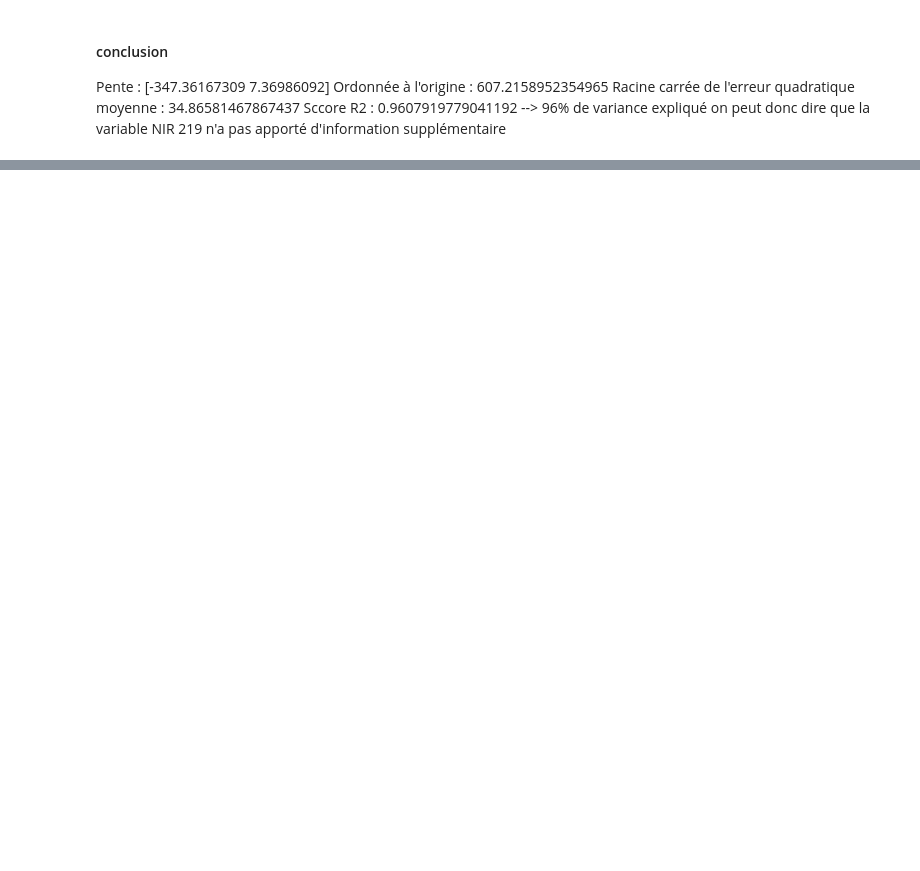
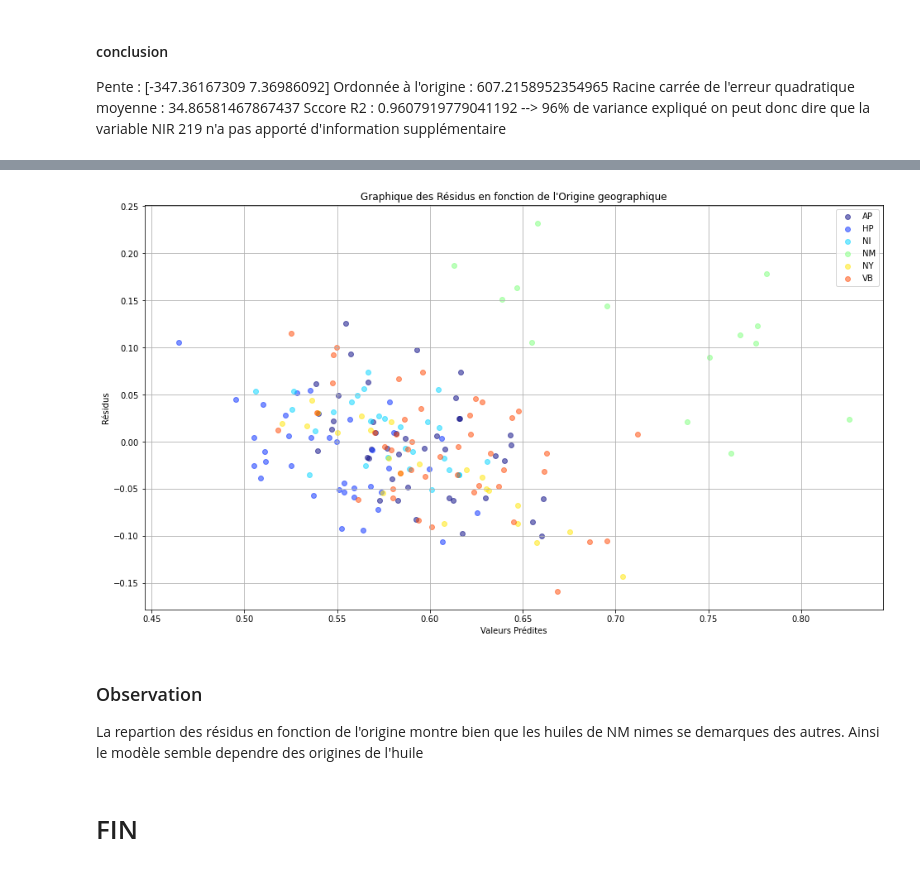
Before and after one commit to BigDwelcome/Chemoocs, a Jupyter notebook: Grain 7/Grain 7 .ipynb, the cells around one changed output, grey strips where cells are left out. Saved outputs shown, nothing was run; the diff lists cells and outputs as text; code cells hidden in the pictures; blank space fills up the shorter version.

Commit message:
Fin du Grain 7
Debut d'un autre Grain fin du grain 7

```diff
--- a/Grain 7/Grain 7 .ipynb
+++ b/Grain 7/Grain 7 .ipynb
@@ -231,0 +404,27 @@ Sccore R2 :  0.9607919779041192 --> 96% de variance expliqué on peut donc dire
+# %%
+# Supposons que vous avez un tableau de classes appelé 'classes'
+unique_classes = np.unique(classe)
+
+# Créez un dictionnaire de couleurs en générant automatiquement des couleurs uniques
+class_colors = {cls: plt.cm.jet(i / float(len(unique_classes))) for i, cls in enumerate(unique_classes)}
+
+plt.figure(figsize=(16, 9))
+for cls in unique_classes:
+    mask = (classe == cls)
+    plt.scatter(c18_3w3_predicted[mask], residuals[mask], label=cls, color=class_colors[cls], alpha=0.5)
+
+plt.xlabel('Valeurs Prédites')
+plt.ylabel('Résidus')
+plt.title("Graphique des Résidus en fonction de l'Origine geographique")
+plt.grid(True)
+plt.legend()
+
+# Affichez le graphique
+plt.show()
+# %% [output]
+[figure, added]
+# %% [markdown]
+### Observation
+La repartion des résidus en fonction de l'origine montre bien que les huiles de NM nimes se demarques des autres. Ainsi le modèle semble dependre des origines de l'huile
+# %% [markdown]
+# FIN
```
Also changed, not shown: parts of 26 cells of this notebook, 1 other file.
